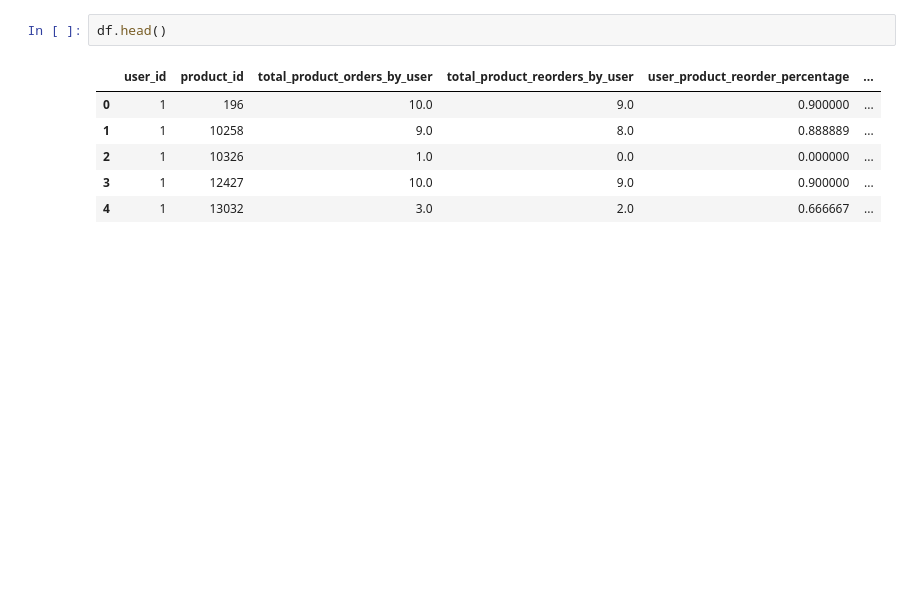
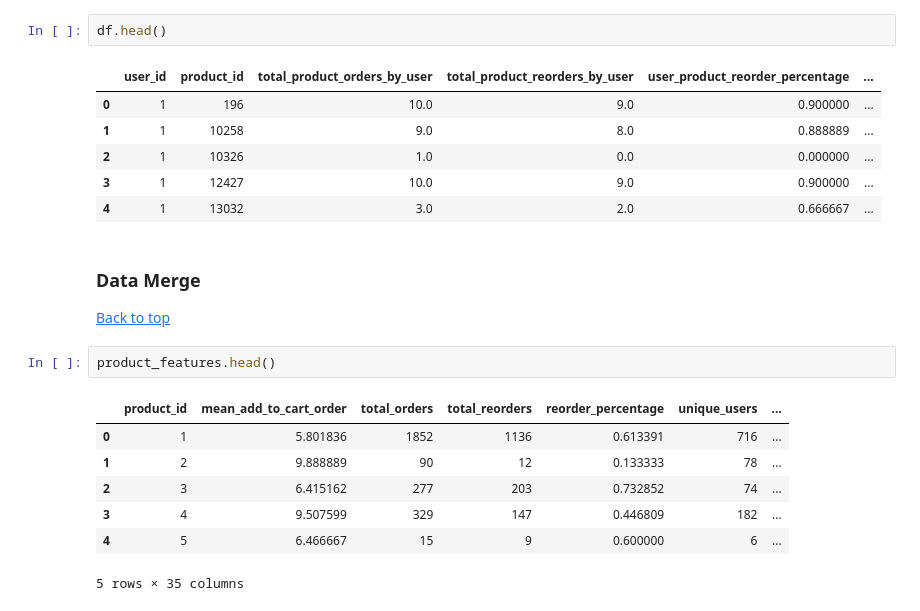
Before and after one commit to japoeder/Basket-Analysis, a Jupyter notebook: 5) Finalize DataPrep.ipynb, the cells around one changed output. Saved outputs shown, nothing was run; the diff lists cells and outputs as text; blank space fills up the shorter version.

Commit message:
merge sets to create final set.

```diff
--- a/5) Finalize DataPrep.ipynb
+++ b/5) Finalize DataPrep.ipynb
@@ -153,3 +153,16 @@ df.head()
 | 2 | 1 | 10326 | 1.0 | 0.0 | 0.000000 | ... |
 | 3 | 1 | 12427 | 10.0 | 9.0 | 0.900000 | ... |
 | 4 | 1 | 13032 | 3.0 | 2.0 | 0.666667 | ... |
+# %% [markdown]
+### Data Merge <a class=anchor id="3"></a>
+[Back to top](#0)
+# %%
+product_features.head()
+# %% [output]
+|  | product_id | mean_add_to_cart_order | total_orders | total_reorders | reorder_percentage | unique_users | ... |
+| 0 | 1 | 5.801836 | 1852 | 1136 | 0.613391 | 716 | ... |
+| 1 | 2 | 9.888889 | 90 | 12 | 0.133333 | 78 | ... |
+| 2 | 3 | 6.415162 | 277 | 203 | 0.732852 | 74 | ... |
+| 3 | 4 | 9.507599 | 329 | 147 | 0.446809 | 182 | ... |
+| 4 | 5 | 6.466667 | 15 | 9 | 0.600000 | 6 | ... |
+5 rows × 35 columns
```
Also changed, not shown: parts of 4 cells of this notebook.
